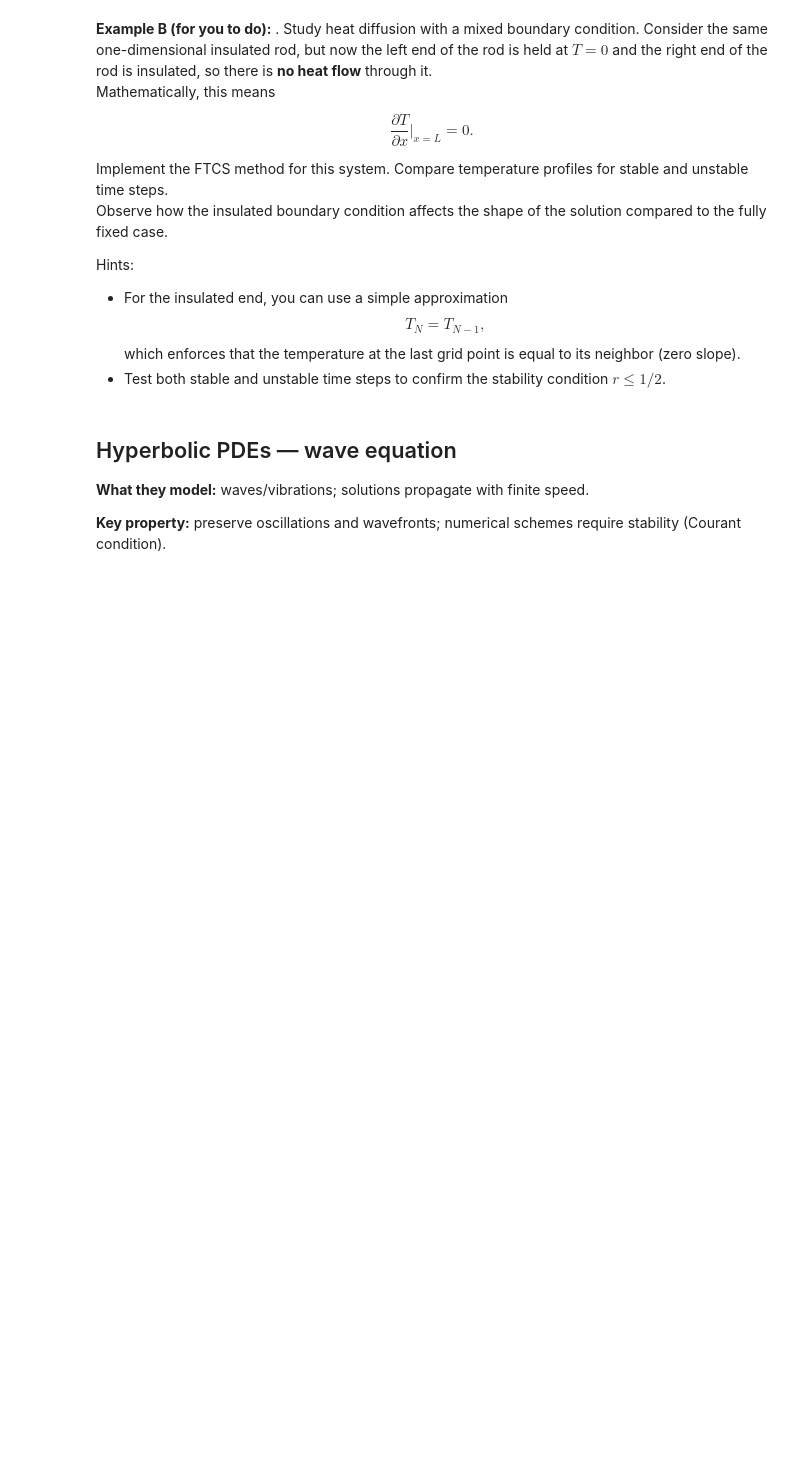
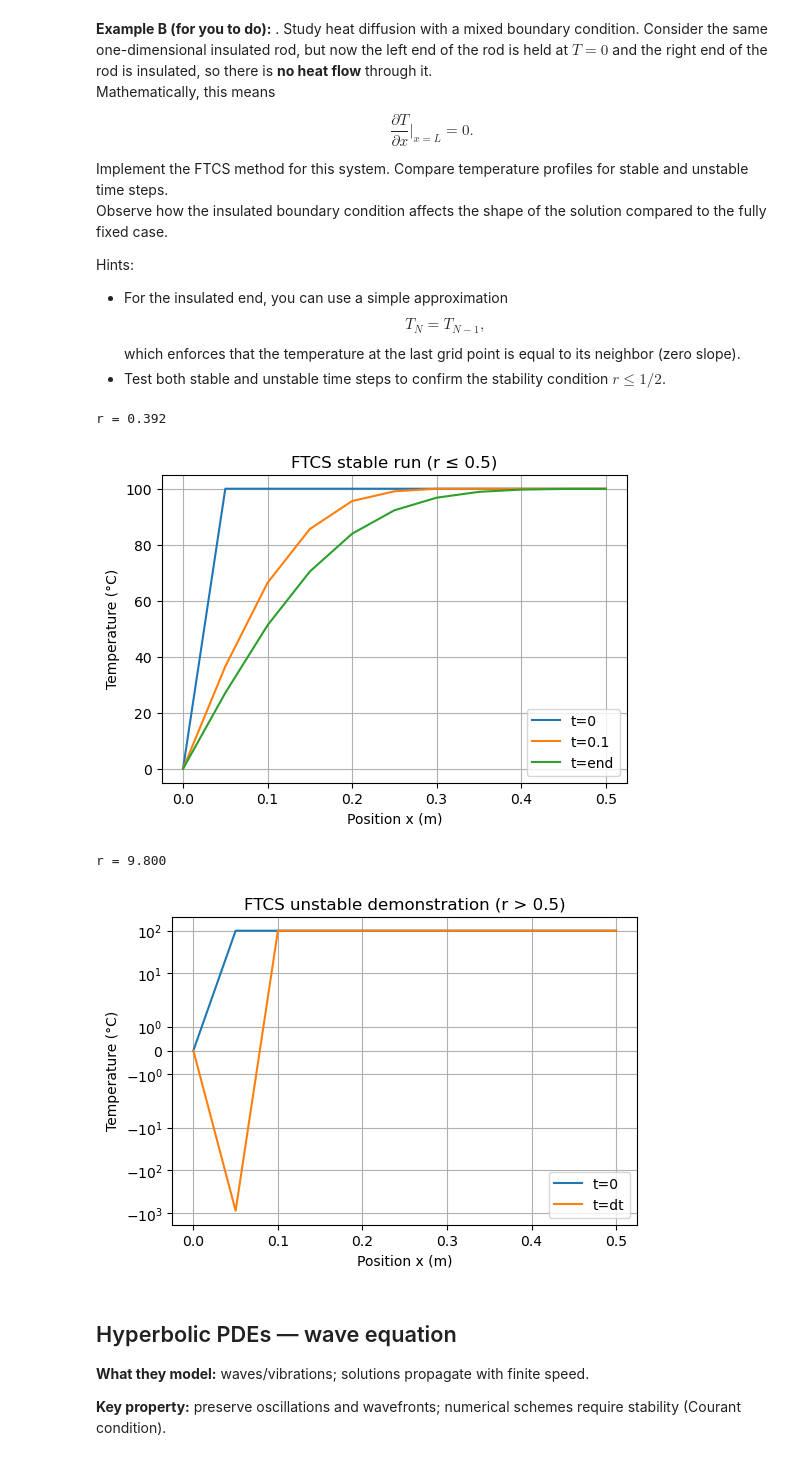
Before and after one commit to AlejandroRG03/computacion_master, a Jupyter notebook: USC-FCA-main/PDEs_notebook.ipynb, the cells around one changed output. Saved outputs shown, nothing was run; the diff lists cells and outputs as text; code cells hidden in the pictures; blank space fills up the shorter version.

```diff
--- a/USC-FCA-main/PDEs_notebook.ipynb
+++ b/USC-FCA-main/PDEs_notebook.ipynb
@@ -689,6 +779,61 @@ Hints:
   $$
   which enforces that the temperature at the last grid point is equal to its neighbor (zero slope).
 - Test both stable and unstable time steps to confirm the stability condition $r \leq 1/2$.
+# %%
+import numpy as np
+import matplotlib.pyplot as plt
+
+def fcts_mixed(L=0.5, nx=11, c2=0.049, dt=0.02, tau=0.2):
+
+    dx = L/(nx-1)
+    x = np.linspace(0, L, nx)
+    Nt = int(tau/dt) + 1 # Total loop iterations
+
+    # Temperature array: time vs space
+    T = np.zeros((Nt, nx)) # First index = time, second = position
+    T[0, :] = 100.0           # initial condition
+    T[:, 0] = 0               # left boundary T(x = 0) = 0
+    T[:, -1] = T[:, -2]    # right boundary dT/dx (x = 0) = 0
+
+    r = c2*dt/(dx*dx)
+    print(f'r = {r:.3f}')
+
+    # Time stepping
+    for n in range(Nt-1):
+        T[n+1, 1:-1] = T[n, 1:-1] + r * (T[n, 2:] + T[n, :-2] - 2*T[n, 1:-1])
+        T[n+1, -1] = T [n+1, -2] # right boundary
+    return x, T
+
+# Stable run
+x, Tstable = fcts_mixed(nx=11, dt=0.02, tau=0.2)
+plt.figure(figsize=(6,4))
+plt.plot(x, Tstable[0, :], label='t=0')
+plt.plot(x, Tstable[int(0.1/0.02), :], label='t=0.1')
+plt.plot(x, Tstable[-1, :], label='t=end')
+plt.xlabel('Position x (m)')
+plt.ylabel('Temperature (°C)')
+plt.title('FTCS stable run (r ≤ 0.5)')
+plt.legend()
+plt.grid(True)
+plt.show()
+
+# Unstable run
+x, Tunstable = fcts_mixed(nx=11, dt=0.5, tau=1.0)  # very large dt -> r >> 1/2
+plt.figure(figsize=(6,4))
+plt.plot(x, Tunstable[0, :], label='t=0')
+plt.plot(x, Tunstable[1, :], label='t=dt')
+plt.xlabel('Position x (m)')
+plt.ylabel('Temperature (°C)')
+plt.title('FTCS unstable demonstration (r > 0.5)')
+plt.yscale('symlog')  # symmetric log to show blow-up clearly
+plt.legend()
+plt.grid(True)
+plt.show()
+# %% [output]
+r = 0.392
+[figure, added]
+r = 9.800
+[figure, added]
 # %% [markdown]
 ## Hyperbolic PDEs — wave equation
 
```
Also changed, not shown: parts of 1 cell of this notebook.
